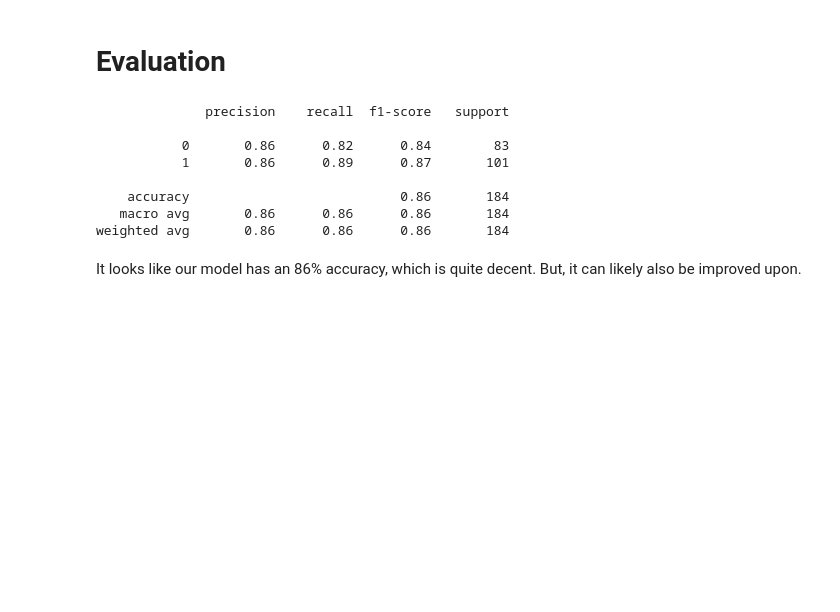
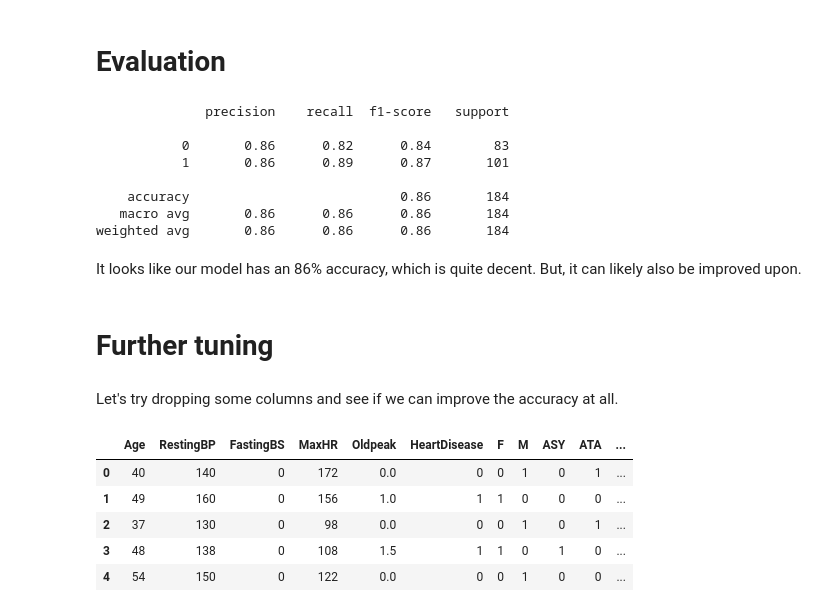
Before and after one commit to sclayton33/data-science-practice, a Jupyter notebook: Kaggle_practice/Kaggle_heart_failure_logistic_regression.ipynb, the cells around one changed output. Cells and saved outputs as stored; diff of their text form; code cells hidden in the pictures; blank space fills up the shorter version.

Commit message:
tried model with dropping cholesterol

```diff
--- a/Kaggle_practice/Kaggle_heart_failure_logistic_regression.ipynb
+++ b/Kaggle_practice/Kaggle_heart_failure_logistic_regression.ipynb
@@ -135,3 +135,20 @@ print(classification_report(Y_test, yhat))
 weighted avg       0.86      0.86      0.86       184
 # %% [markdown]
 It looks like our model has an 86% accuracy, which is quite decent. But, it can likely also be improved upon.
+# %% [markdown]
+# Further tuning
+# %% [markdown]
+Let's try dropping some columns and see if we can improve the accuracy at all.
+# %%
+proc_df2 = proc_df
+# %%
+proc_df2 = proc_df2.drop('Cholesterol', axis=1)
+# %%
+proc_df2.head()
+# %% [output]
+|  | Age | RestingBP | FastingBS | MaxHR | Oldpeak | HeartDisease | F | M | ASY | ATA | ... |
+| 0 | 40 | 140 | 0 | 172 | 0.0 | 0 | 0 | 1 | 0 | 1 | ... |
+| 1 | 49 | 160 | 0 | 156 | 1.0 | 1 | 1 | 0 | 0 | 0 | ... |
+| 2 | 37 | 130 | 0 | 98 | 0.0 | 0 | 0 | 1 | 0 | 1 | ... |
+| 3 | 48 | 138 | 0 | 108 | 1.5 | 1 | 1 | 0 | 1 | 0 | ... |
+| 4 | 54 | 150 | 0 | 122 | 0.0 | 0 | 0 | 1 | 0 | 0 | ... |
```
Also changed, not shown: parts of 9 cells of this notebook.
